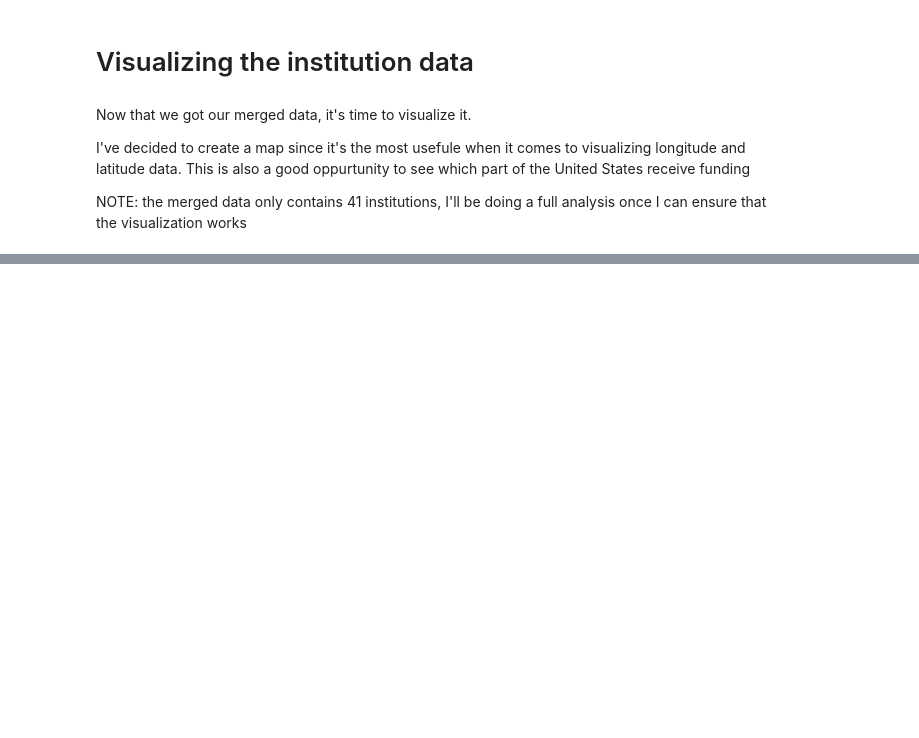
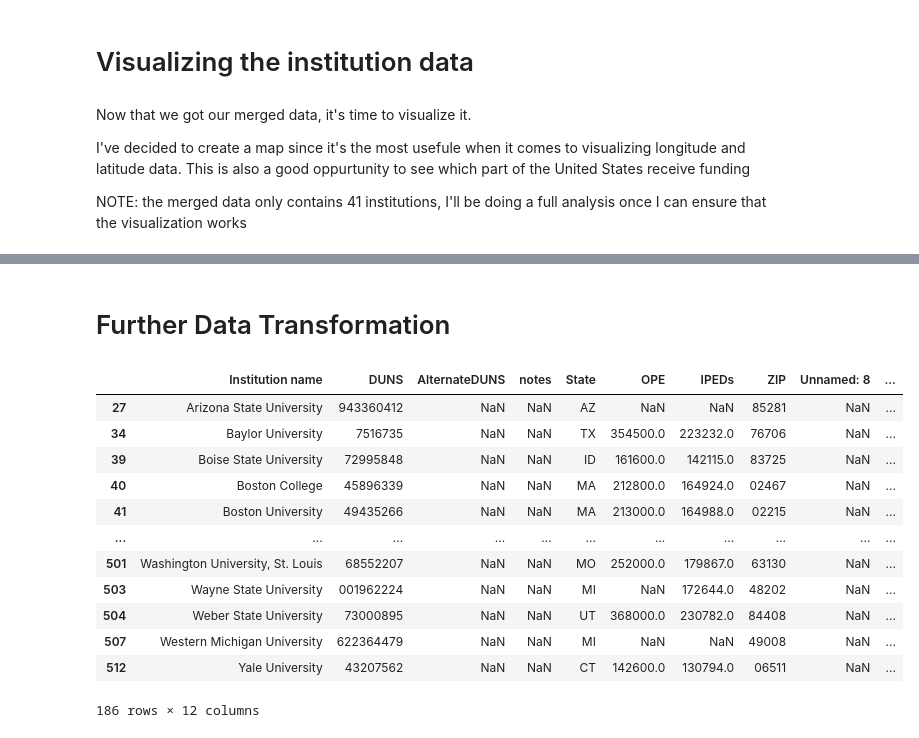
Before and after one commit to CKeerthi/IES, a Jupyter notebook: FinalUSEdunsupdate/Institution Analysis.ipynb, the cells around one changed output, grey strips where cells are left out. Drawn from its saved outputs; the diff is of its cells as text; code cells hidden in the pictures; blank space fills up the shorter version.

```diff
--- a/FinalUSEdunsupdate/Institution Analysis.ipynb
+++ b/FinalUSEdunsupdate/Institution Analysis.ipynb
@@ -149 +149,20 @@ plt.legend(prop={'size':15})
 [figure]
+# %% [markdown]
+# Further Data Transformation
+# %%
+dun2 = duns[duns["Institution name"].str.contains("University") | duns["Institution name"].str.contains("College")]
+dun2
+# %% [output]
+|  | Institution name | DUNS | AlternateDUNS | notes | State | OPE | IPEDs | ZIP | Unnamed: 8 | ... |
+| 27 | Arizona State University | 943360412 | NaN | NaN | AZ | NaN | NaN | 85281 | NaN | ... |
+| 34 | Baylor University | 7516735 | NaN | NaN | TX | 354500.0 | 223232.0 | 76706 | NaN | ... |
+| 39 | Boise State University | 72995848 | NaN | NaN | ID | 161600.0 | 142115.0 | 83725 | NaN | ... |
+| 40 | Boston College | 45896339 | NaN | NaN | MA | 212800.0 | 164924.0 | 02467 | NaN | ... |
+| 41 | Boston University | 49435266 | NaN | NaN | MA | 213000.0 | 164988.0 | 02215 | NaN | ... |
+| ... | ... | ... | ... | ... | ... | ... | ... | ... | ... | ... |
+| 501 | Washington University, St. Louis | 68552207 | NaN | NaN | MO | 252000.0 | 179867.0 | 63130 | NaN | ... |
+| 503 | Wayne State University | 001962224 | NaN | NaN | MI | NaN | 172644.0 | 48202 | NaN | ... |
+| 504 | Weber State University | 73000895 | NaN | NaN | UT | 368000.0 | 230782.0 | 84408 | NaN | ... |
+| 507 | Western Michigan University | 622364479 | NaN | NaN | MI | NaN | NaN | 49008 | NaN | ... |
+| 512 | Yale University | 43207562 | NaN | NaN | CT | 142600.0 | 130794.0 | 06511 | NaN | ... |
+186 rows × 12 columns
```
Also changed, not shown: parts of 9 cells of this notebook, 1 other file.
